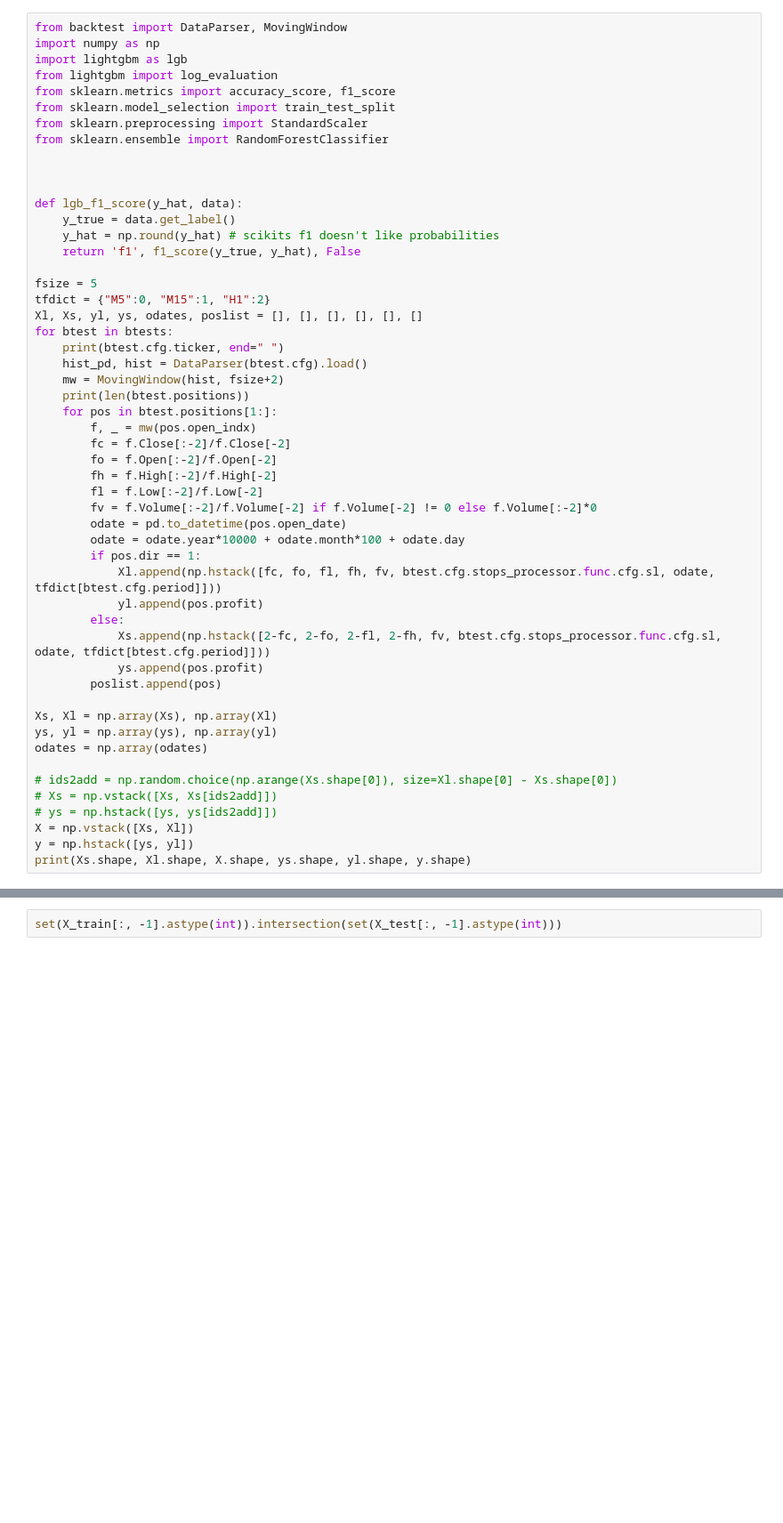
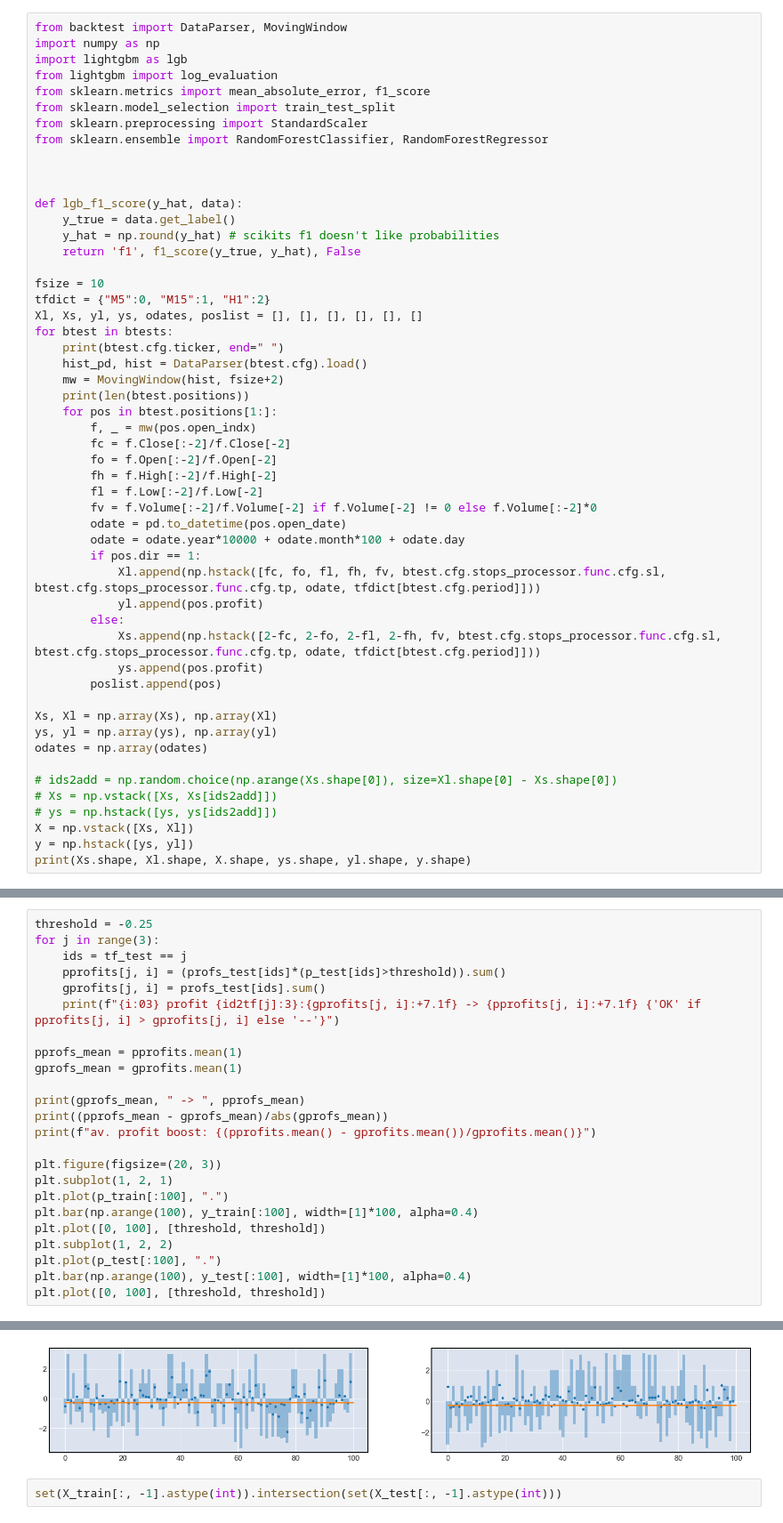
Before and after one commit to binrey/MLTR, a Jupyter notebook: train.ipynb, the cells around one changed output, grey strips where cells are left out. Shown at 89% size. Saved outputs shown, nothing was run; the diff lists cells and outputs as text; blank space fills up the shorter version.

Commit message:
train regression

```diff
--- a/train.ipynb
+++ b/train.ipynb
@@ -38,10 +20,10 @@ from backtest import DataParser, MovingWindow
 import numpy as np
 import lightgbm as lgb
 from lightgbm import log_evaluation
-from sklearn.metrics import accuracy_score, f1_score
+from sklearn.metrics import mean_absolute_error, f1_score
 from sklearn.model_selection import train_test_split
 from sklearn.preprocessing import StandardScaler
-from sklearn.ensemble import RandomForestClassifier
+from sklearn.ensemble import RandomForestClassifier, RandomForestRegressor
 
 
 
@@ -50,7 +32,7 @@ def lgb_f1_score(y_hat, data):
     y_hat = np.round(y_hat) # scikits f1 doesn't like probabilities
     return 'f1', f1_score(y_true, y_hat), False
 
-fsize = 5
+fsize = 10
 tfdict = {"M5":0, "M15":1, "H1":2}
 Xl, Xs, yl, ys, odates, poslist = [], [], [], [], [], []
 for btest in btests:
@@ -68,10 +50,10 @@ for btest in btests:
         odate = pd.to_datetime(pos.open_date)
         odate = odate.year*10000 + odate.month*100 + odate.day
         if pos.dir == 1:
-            Xl.append(np.hstack([fc, fo, fl, fh, fv, btest.cfg.stops_processor.func.cfg.sl, odate, tfdict[btest.cfg.period]]))
+            Xl.append(np.hstack([fc, fo, fl, fh, fv, btest.cfg.stops_processor.func.cfg.sl, btest.cfg.stops_processor.func.cfg.tp, odate, tfdict[btest.cfg.period]]))
             yl.append(pos.profit)
         else:
-            Xs.append(np.hstack([2-fc, 2-fo, 2-fl, 2-fh, fv, btest.cfg.stops_processor.func.cfg.sl, odate, tfdict[btest.cfg.period]]))
+            Xs.append(np.hstack([2-fc, 2-fo, 2-fl, 2-fh, fv, btest.cfg.stops_processor.func.cfg.sl, btest.cfg.stops_processor.func.cfg.tp, odate, tfdict[btest.cfg.period]]))
             ys.append(pos.profit)
         poslist.append(pos)
 
@@ -210,0 +185,25 @@ av. profit boost: -0.004864757139290981
+# %%
+threshold = -0.25
+for j in range(3):
+    ids = tf_test == j
+    pprofits[j, i] = (profs_test[ids]*(p_test[ids]>threshold)).sum()
+    gprofits[j, i] = profs_test[ids].sum()
+    print(f"{i:03} profit {id2tf[j]:3}:{gprofits[j, i]:+7.1f} -> {pprofits[j, i]:+7.1f} {'OK' if pprofits[j, i] > gprofits[j, i] else '--'}")
+
+pprofs_mean = pprofits.mean(1)
+gprofs_mean = gprofits.mean(1)
+
+print(gprofs_mean, " -> ", pprofs_mean)
+print((pprofs_mean - gprofs_mean)/abs(gprofs_mean))
+print(f"av. profit boost: {(pprofits.mean() - gprofits.mean())/gprofits.mean()}")
+
+plt.figure(figsize=(20, 3))
+plt.subplot(1, 2, 1)
+plt.plot(p_train[:100], ".")
+plt.bar(np.arange(100), y_train[:100], width=[1]*100, alpha=0.4)
+plt.plot([0, 100], [threshold, threshold])
+plt.subplot(1, 2, 2)
+plt.plot(p_test[:100], ".")
+plt.bar(np.arange(100), y_test[:100], width=[1]*100, alpha=0.4)
+plt.plot([0, 100], [threshold, threshold])
+# %% [output]
@@ -211,3 +217,4 @@ av. profit boost: -0.004864757139290981
+[figure, added]
 # %%
 set(X_train[:, -1].astype(int)).intersection(set(X_test[:, -1].astype(int)))
 # %% [output]
```
Also changed, not shown: parts of 5 cells of this notebook, 1 other file.
